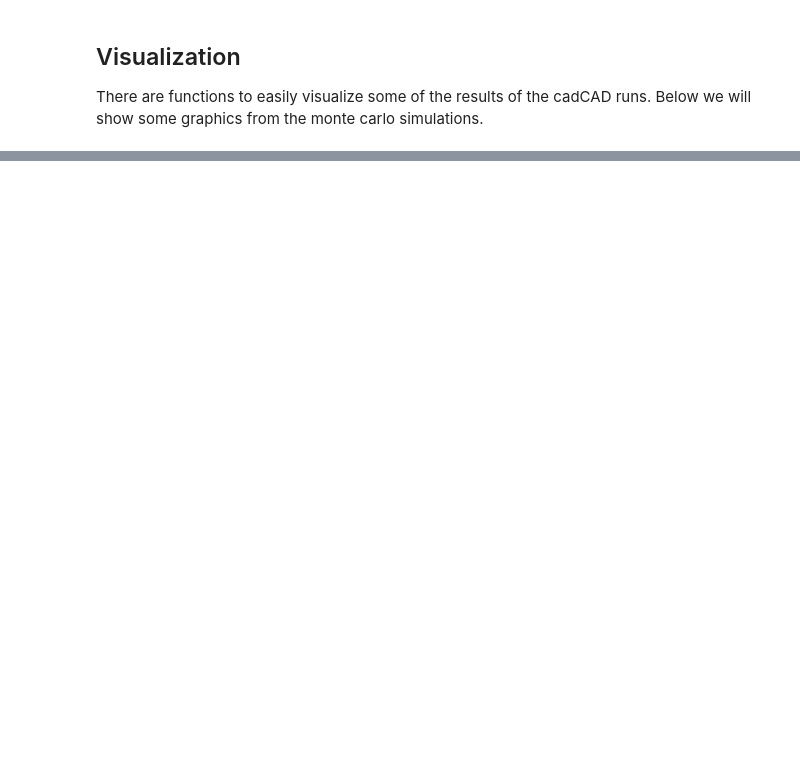
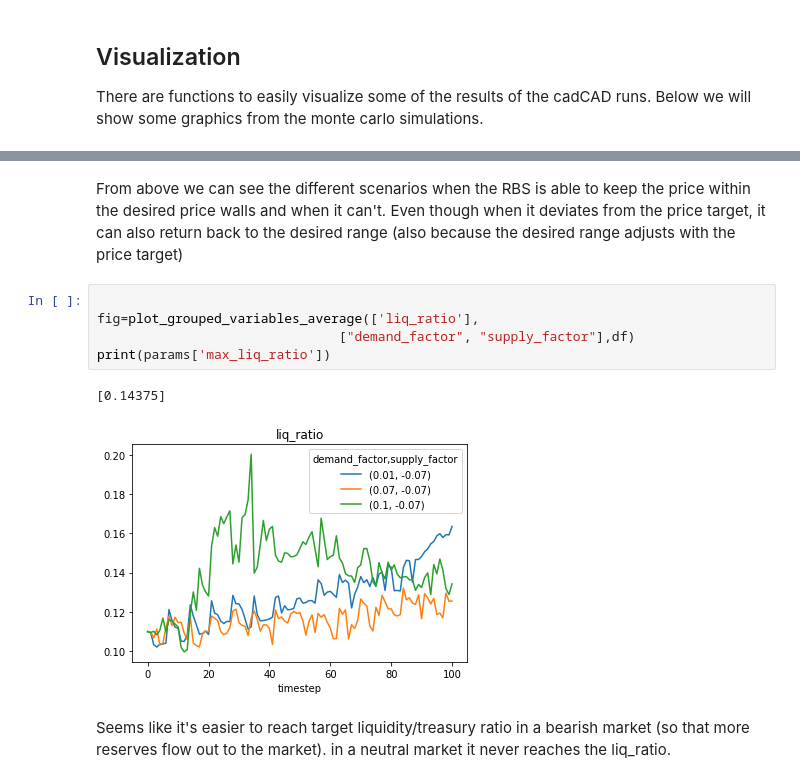
Before and after one commit to OlympusDAO/olympus-digital-twin, a Jupyter notebook: RBS_analysis.ipynb, the cells around one changed output, grey strips where cells are left out. Drawn from its saved outputs; the diff is of its cells as text; blank space fills up the shorter version.

```diff
--- a/RBS_analysis.ipynb
+++ b/RBS_analysis.ipynb
@@ -93,0 +100,12 @@ plot_all_sims([ "ma_target", "lb_target","price_target","lower_target_wall","low
+# %% [markdown]
+From above we can see the different scenarios when the RBS is able to keep the price within the desired price walls and when it can't. Even though when it deviates from the price target, it can also return back to the desired range (also because the desired range adjusts with the price target)
+# %%
+
+fig=plot_grouped_variables_average(['liq_ratio'],
+                               ["demand_factor", "supply_factor"],df)
+print(params['max_liq_ratio'])
+# %% [output]
+[0.14375]
+[figure, added]
+# %% [markdown]
+Seems like it's easier to reach target liquidity/treasury ratio in a bearish market (so that more reserves flow out to the market). in a neutral market it never reaches the liq_ratio.
```
Also changed, not shown: parts of 10 cells of this notebook, 1 other file.
